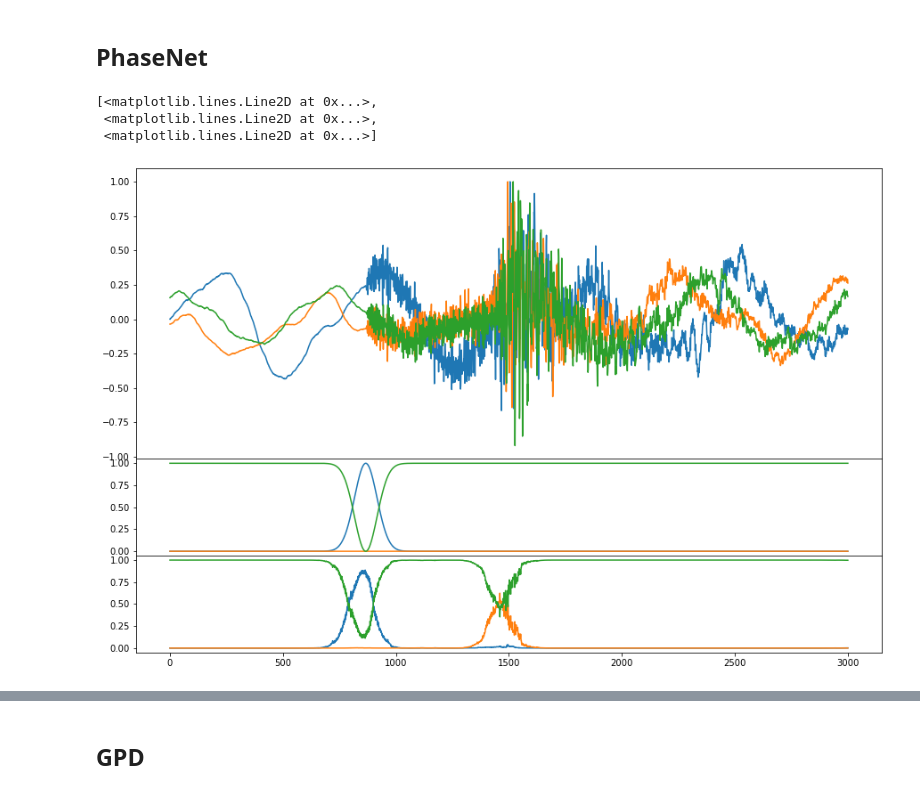
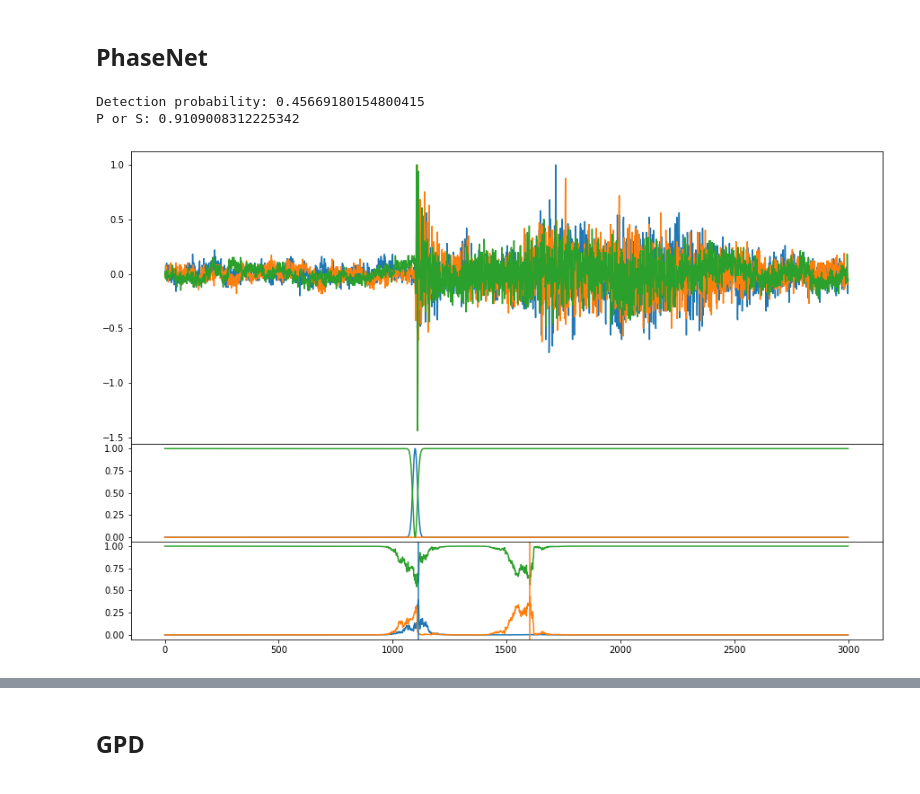
Before and after one commit to seisbench/pick-benchmark, a Jupyter notebook: analysis.ipynb, the cells around one changed output, grey strips where cells are left out. Drawn from its saved outputs; the diff is of its cells as text; code cells hidden in the pictures.

```diff
--- a/analysis.ipynb
+++ b/analysis.ipynb
@@ -18,9 +19,11 @@ import logging
 # %%
-# data = sbd.STEAD(sampling_rate=100, component_order="ZNE", dimension_order="NCW", cache="trace")
+data = sbd.STEAD(sampling_rate=100, component_order="ZNE", dimension_order="NCW", cache="trace")
 # data = sbd.ETHZ(sampling_rate=100, component_order="ZNE", dimension_order="NCW", cache="trace")
 # data = sbd.GEOFON(sampling_rate=100, component_order="ZNE", dimension_order="NCW", cache="trace")
-data = sbd.InstanceCountsCombined(sampling_rate=100, component_order="ZNE", dimension_order="NCW", cache="trace")
+# data = sbd.InstanceCountsCombined(sampling_rate=100, component_order="ZNE", dimension_order="NCW", cache="trace")
 # data = sbd.NEIC(sampling_rate=100, component_order="ZNE", dimension_order="NCW", cache="trace")
+# data = sbd.LenDB(sampling_rate=100, component_order="ZNE", dimension_order="NCW", cache="trace")
+# data = sbd.SCEDC(sampling_rate=100, component_order="ZNE", dimension_order="NCW", cache="trace")
 
 if "split" not in data.metadata.columns:
     logging.warning("No split defined, adding auxiliary split.")
@@ -36,8 +37,8 @@ WARNING:root:No split defined, adding auxiliary split.
 # %% [markdown]
 ## PhaseNet
 # %%
-# model = models.PhaseNetLit.load_from_checkpoint("weights/stead_phasenet_stead_phasenet/2_2/checkpoints/epoch=91-step=96691.ckpt")
-model = models.PhaseNetLit.load_from_checkpoint("weights/ethz_phasenet_ethz_phasenet/0_0/checkpoints/epoch=97-step=8721.ckpt")
+model = models.PhaseNetLit.load_from_checkpoint("weights/stead_phasenet_stead_phasenet/2_2/checkpoints/epoch=91-step=96691.ckpt")
+# model = models.PhaseNetLit.load_from_checkpoint("weights/ethz_phasenet_ethz_phasenet/0_0/checkpoints/epoch=97-step=8721.ckpt")
 # model = models.PhaseNetLit.load_from_checkpoint("weights/geofon_phasenet_geofon_phasenet/0_0/checkpoints/epoch=80-step=12797.ckpt", sigma=50)
 # model = models.PhaseNetLit(sigma=50, sample_boundaries=(-1000, None))
 # %%
@@ -46,22 +47,31 @@ dev_generator.add_augmentations(model.get_augmentations())
 # %%
 idx = np.random.randint(len(dev_generator))
 sample = dev_generator[idx]
 
 x = sample["X"]
 y = sample["y"]
 
 fig = plt.figure(figsize=(15, 10))
 axs = fig.subplots(3, 1, sharex=True, gridspec_kw={'hspace': 0, 'height_ratios': (3, 1, 1)})
 
 with torch.no_grad():
     pred = model(torch.tensor(x.reshape(1, 3, 3001)))
     pred = pred.cpu().numpy()[0]
 
 axs[0].plot(x.T)
 axs[1].plot(y.T)
 axs[2].plot(pred.T)
+
+batch = {key: torch.tensor(val).unsqueeze(0) for key, val in sample.items()}
+batch["window_borders"] = torch.tensor([[0, 3000]])
+
+score_detection, score_p_or_s, p_sample, s_sample = model.predict_step(batch)
+axs[2].axvline(p_sample[0], color="C0")
+axs[2].axvline(s_sample[0], color="C1")
+
+print("Detection probability:", score_detection[0].item())
+print("P or S:", score_p_or_s[0].item())
 # %% [output]
-[<matplotlib.lines.Line2D at 0x...>,
- <matplotlib.lines.Line2D at 0x...>,
- <matplotlib.lines.Line2D at 0x...>]
+Detection probability: 0.45669180154800415
+P or S: 0.9109008312225342
-[figure, old version]
+[figure, new version]
```
Also changed, not shown: parts of 33 cells of this notebook, 1 other file.
